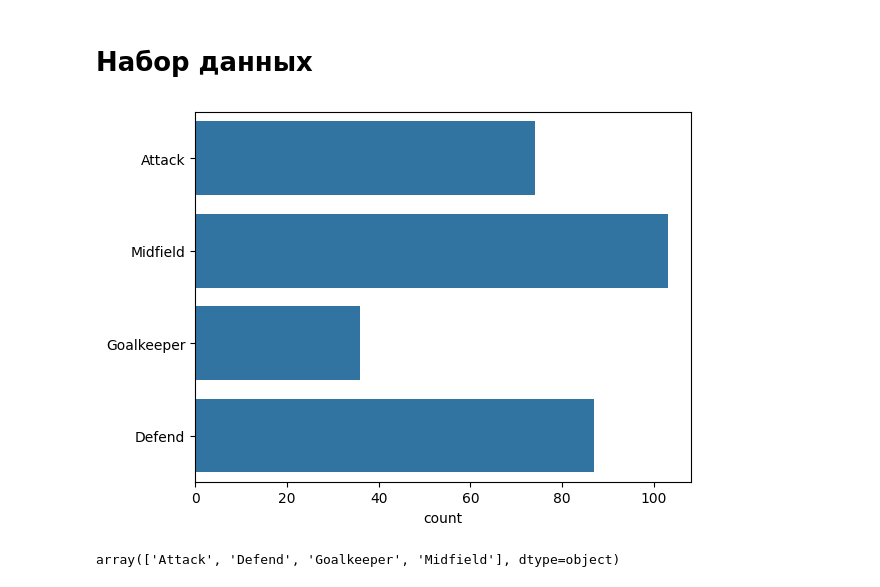
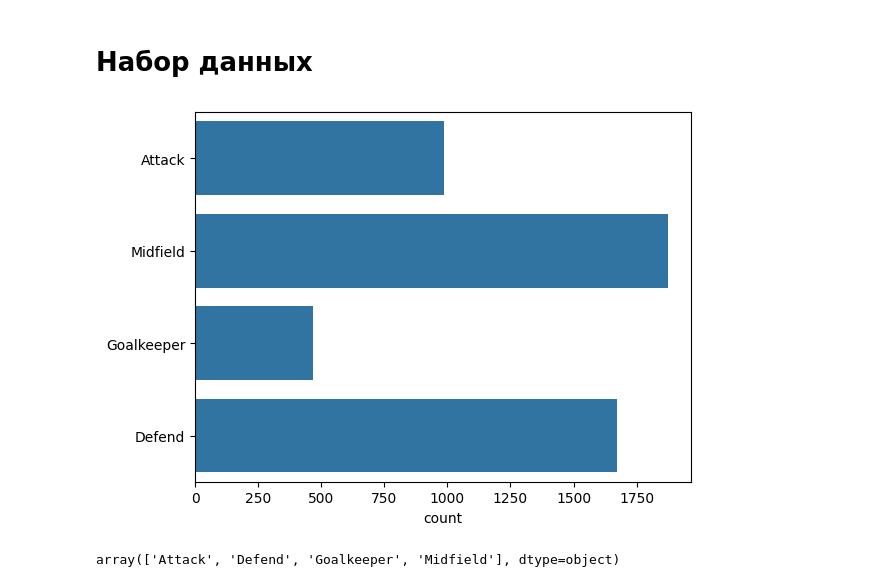
Before and after one commit to itmo-ml-lab-ML-course/lab1-knn-gkapelyushok, a Jupyter notebook: knn.ipynb, the cells around one changed output. Cells and saved outputs as stored; diff of their text form; code cells hidden in the pictures.

```diff
--- a/knn.ipynb
+++ b/knn.ipynb
@@ -12,41 +12,41 @@ from sklearn.metrics import accuracy_score
 # Набор данных
 # %%
 df = pd.read_csv('male_players.csv')
-df = df.head(300)
+df = df.head(5000)
 df.drop(columns=['n','Name', 'URL', 'GK', 'Gender', 'Club', 'Nation'], inplace=True)
 df = pd.get_dummies(df, columns=['Preferred foot'])
 replacement_map = {'Low': 0, 'Medium': 0.5, 'High': 1}
 df.replace(replacement_map, inplace=True)
 numerical_cols = df.select_dtypes(include=['int', 'float']).columns
 scaler = MinMaxScaler()
 df[numerical_cols] = scaler.fit_transform(df[numerical_cols])
 df.dropna(inplace=True)
 position_mapping = {
     'CAM': 'Midfield',
     'CB': 'Defend',
     'CDM': 'Midfield',
     'CF': 'Attack',
     'CM': 'Midfield',
     'GK': 'Goalkeeper',
     'LB': 'Defend',
     'LM': 'Midfield',
     'LW': 'Attack',
     'LWB': 'Defend',
     'RB': 'Defend',
     'RM': 'Midfield',
     'RW': 'Attack',
     'RWB': 'Defend',
     'ST': 'Attack'
 }
 df['Position'] = df['Position'].replace(position_mapping)
 
 X = df.drop('Position', axis=1).to_numpy()
 target = df['Position'].to_numpy()
 
 sns.countplot(target)
 plt.show()
 # %% [output]
-[figure, old version]
+[figure, new version]
 # %%
 X_train_temp, X_test, y_train_temp, y_test = train_test_split(X, target, test_size=0.2, random_state=42)
 
```
Also changed, not shown: parts of 10 cells of this notebook.
